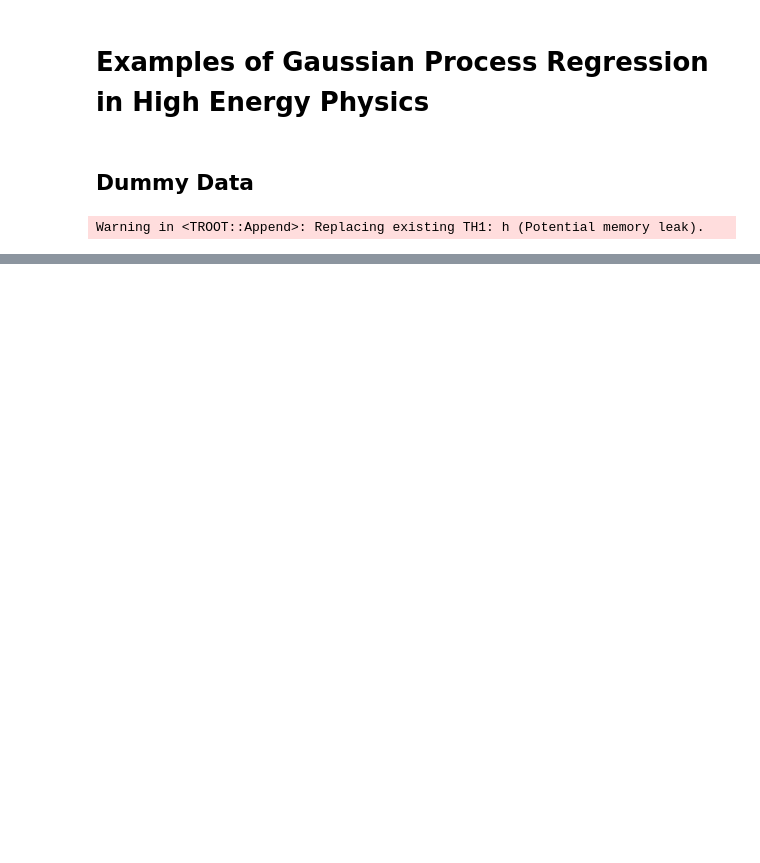
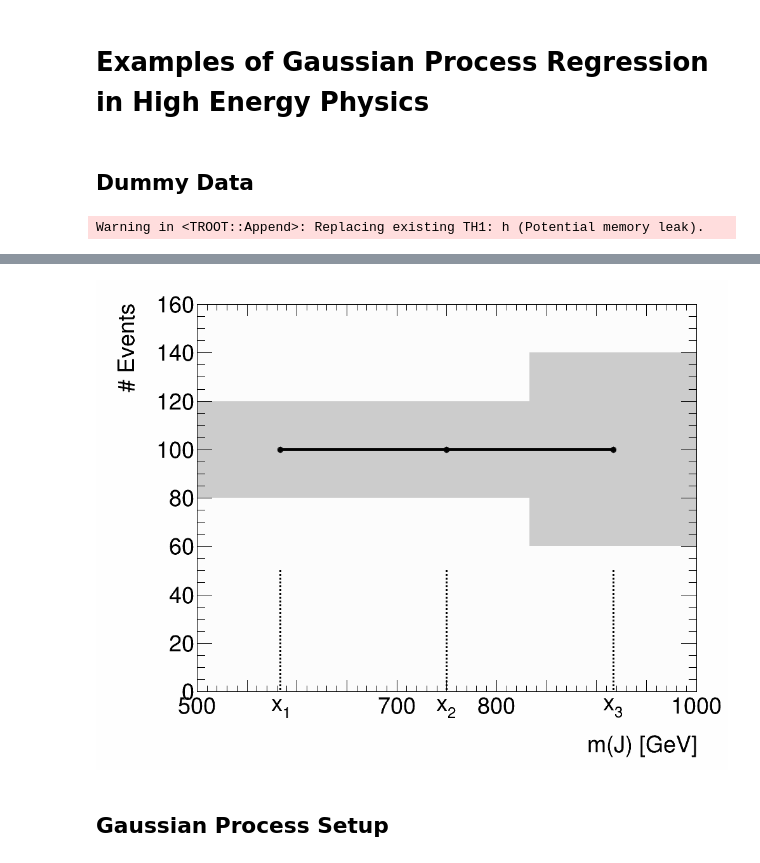
Before and after one commit to riley-x/GaussianProcessExample, a Jupyter notebook: hep.ipynb, the cells around one changed output, grey strips where cells are left out. Drawn from its saved outputs; the diff is of its cells as text; code cells hidden in the pictures; blank space fills up the shorter version.

```diff
--- a/hep.ipynb
+++ b/hep.ipynb
@@ -145,0 +231,45 @@ Info in <TCanvas::Print>: pdf file ../../../CERN/Presentations/Images/gpr_hep_fu
+# %%
+### Mean and variance ###
+h = ROOT.TH1F(f'h_mean', '', n, m_min, m_max)
+for i in range(n):
+    h.SetBinContent(i+1, mean[i])
+    h.SetBinError(i+1, cov[i][i]**0.5)
+h.SetLineWidth(4)
+
+h_band = h.Clone()
+h_band.SetFillColor(ROOT.kGray)
+
+### Plot functions ###
+c = canvas()
+plot._plot(c, [h_band, h],
+    opts=['E2', 'HIST PL'],
+    xtitle='m(J) [GeV]',
+    ytitle='# Events',
+    yrange=(0, 160),
+)
+
+### Remove tick marks from overlapping ###
+ax = h_band.GetXaxis()
+for i in [2, 3, 4, 6, 8, 9, 10]:
+    ax.ChangeLabel(i, -1, 0)
+
+### x_i labels ###
+cache = []
+for i in range(n):
+    x = h.GetBinCenter(i+1)
+
+    l = ROOT.TLine(x, 0, x, 50)
+    l.SetLineStyle(ROOT.kDashed)
+    l.SetLineWidth(3)
+    l.Draw()
+
+    t = ROOT.TLatex(x, -11, f'x_{{{i+1}}}')
+    t.SetTextAlign(ROOT.kHAlignCenter)
+    t.Draw()
+
+    cache.append(l)
+    cache.append(t)
+
+save(c, f'gpr_hep_3d_mean.pdf')
+c.Draw()
+# %% [output]
@@ -145,0 +280,3 @@ Info in <TCanvas::Print>: pdf file ../../../CERN/Presentations/Images/gpr_hep_fu
+[figure, added]
+# %% [markdown]
+## Gaussian Process Setup
```
Also changed, not shown: parts of 15 cells of this notebook.
